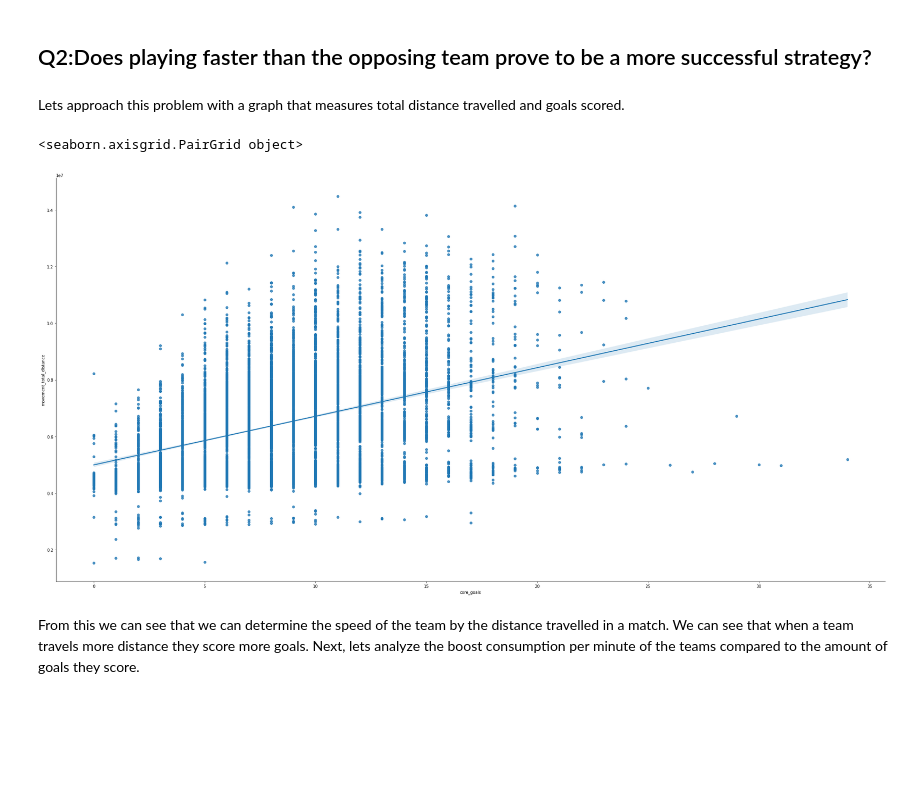
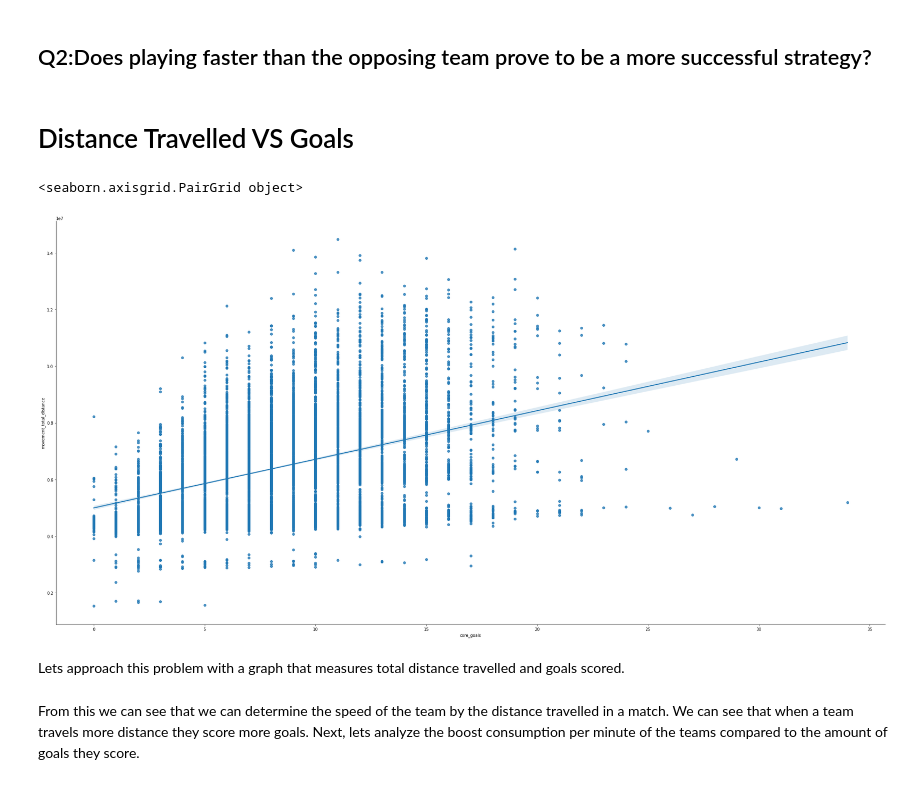
Before and after one commit to ahmadsm1/Rocket-League-Winning-Strategies, a Jupyter notebook: notebooks/analysis3.ipynb, the cells around one changed output. Saved outputs shown, nothing was run; the diff lists cells and outputs as text; code cells hidden in the pictures; blank space fills up the shorter version.

```diff
--- a/notebooks/analysis3.ipynb
+++ b/notebooks/analysis3.ipynb
@@ -110,15 +110,17 @@ By filtering our data futher we are able to get a more accurate representation o
 # %% [markdown]
 ## Q2:Does playing faster than the opposing team prove to be a more successful strategy?
+# %% [markdown]
+# Distance Travelled VS Goals
+# %%
+graph1 = sns.pairplot(
+    result,
+    x_vars = ['core_goals'], y_vars = ['movement_total_distance'], height = 15,aspect = 2,kind = 'reg')
+print(graph1)
+# %% [output]
+<seaborn.axisgrid.PairGrid object>
+[figure, added]
 # %% [markdown]
 Lets approach this problem with a graph that measures total distance travelled and goals scored.
-# %%
-graph1 = sns.pairplot(
-    result,
-    x_vars = ['core_goals'], y_vars = ['movement_total_distance'],height = 15,aspect = 2,kind = 'reg', )
-print(graph1)
-# %% [output]
-<seaborn.axisgrid.PairGrid object>
-[figure, removed]
 # %% [markdown]
 From this we can see that we can determine the speed of the team by the distance travelled in a match. We can see that when a team travels more distance they score more goals. Next, lets analyze the boost consumption per minute of the teams compared to the amount of goals they score.
 # %%
```
Also changed, not shown: parts of 13 cells of this notebook.
